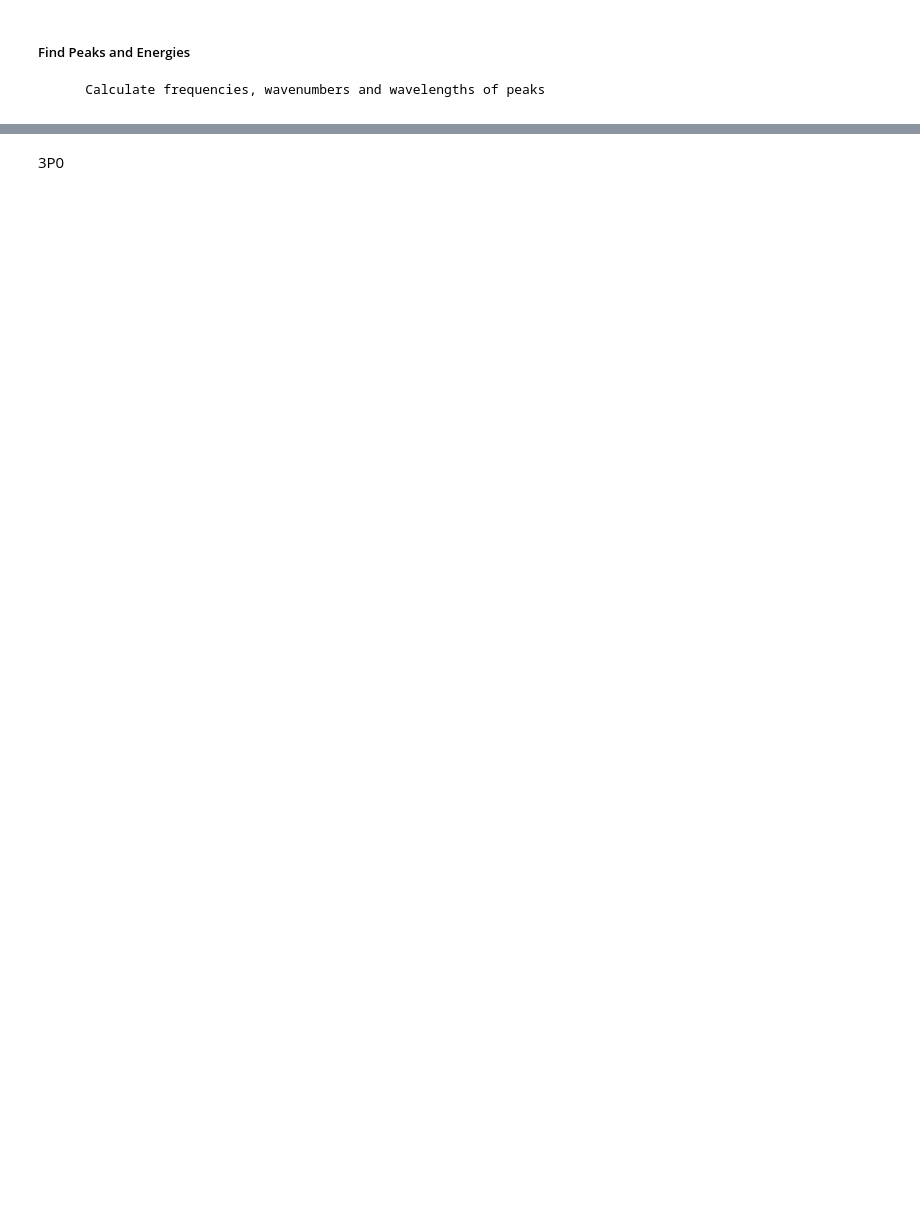
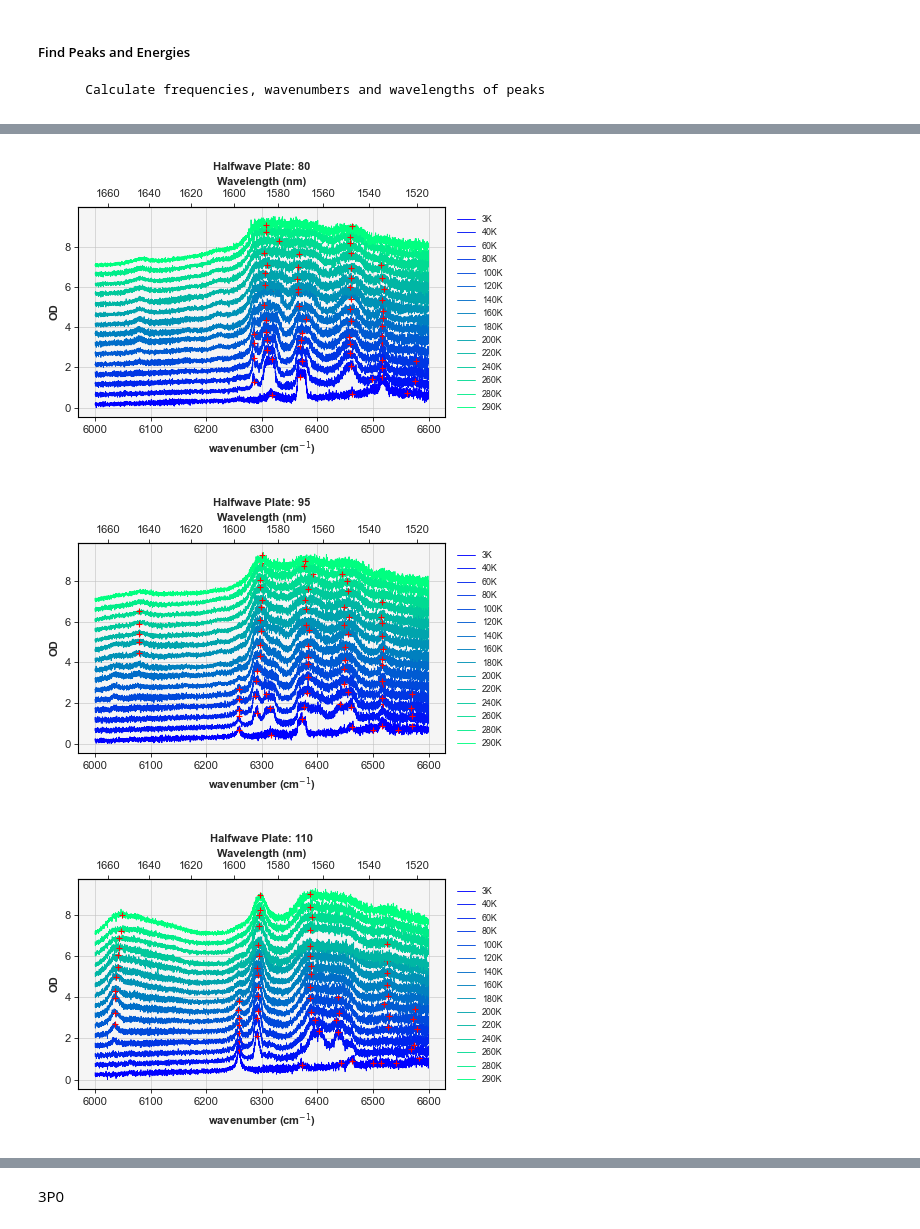
Before and after one commit to SMK-UK/Spectroscopy, a Jupyter notebook: Trans_Analysis 1550.ipynb, the cells around one changed output, grey strips where cells are left out. Cells and saved outputs as stored; diff of their text form; code cells hidden in the pictures; blank space fills up the shorter version.

```diff
--- a/Trans_Analysis 1550.ipynb
+++ b/Trans_Analysis 1550.ipynb
@@ -102,0 +106,6 @@ sf.plotter(wavenumber_sets, od_subtracted, keys=polarisations, axis_lbls=labels,
+# %%
+plt.plot_spectra(wavevector_sets, zeroed_OD, data_indexes=peaks, keys=polarisations, shifter=0.5, lims=roi, axis_lbls=labels, data_labels=folder_list)
+# %% [output]
+[figure, added]
+[figure, added]
+[figure, added]
```
Also changed, not shown: parts of 16 cells of this notebook, 55 other files.
